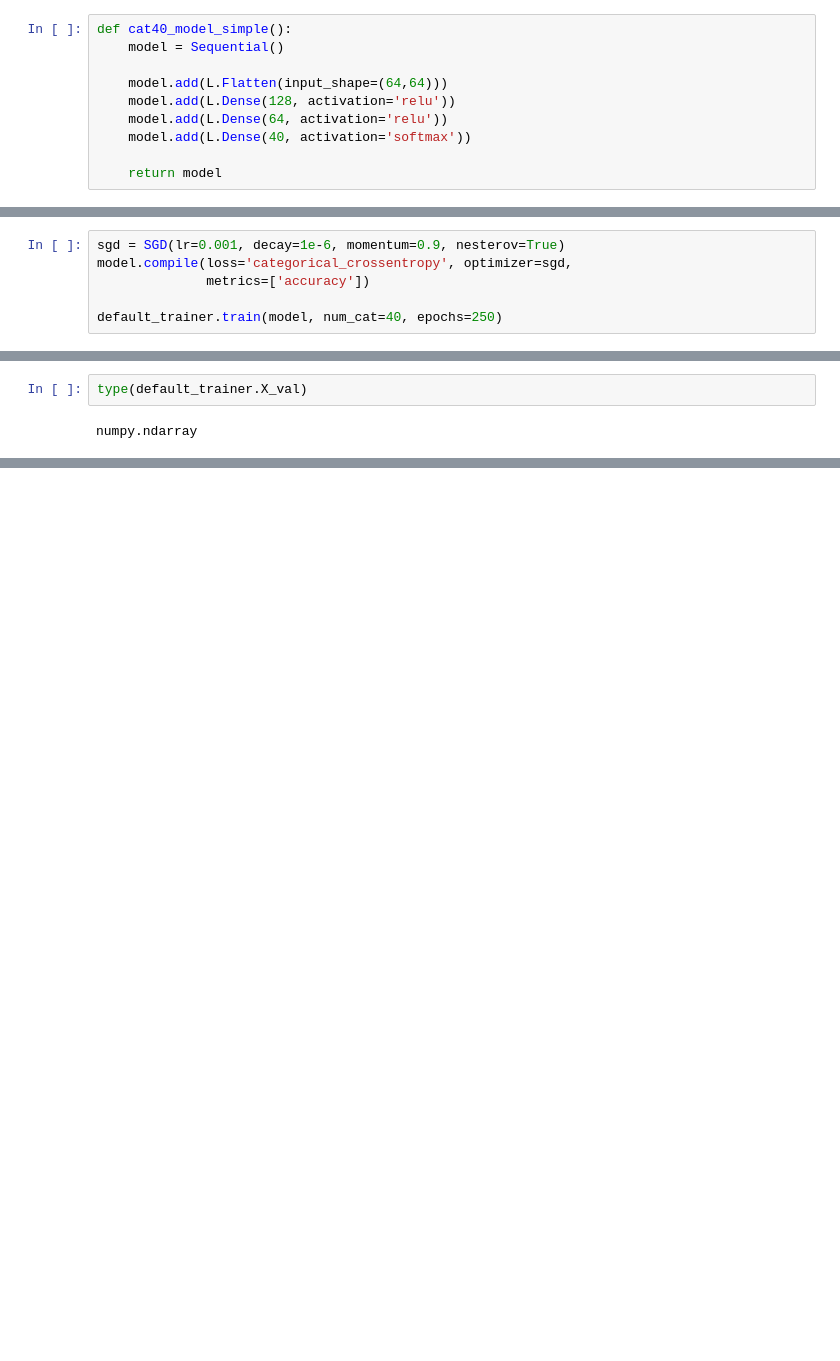
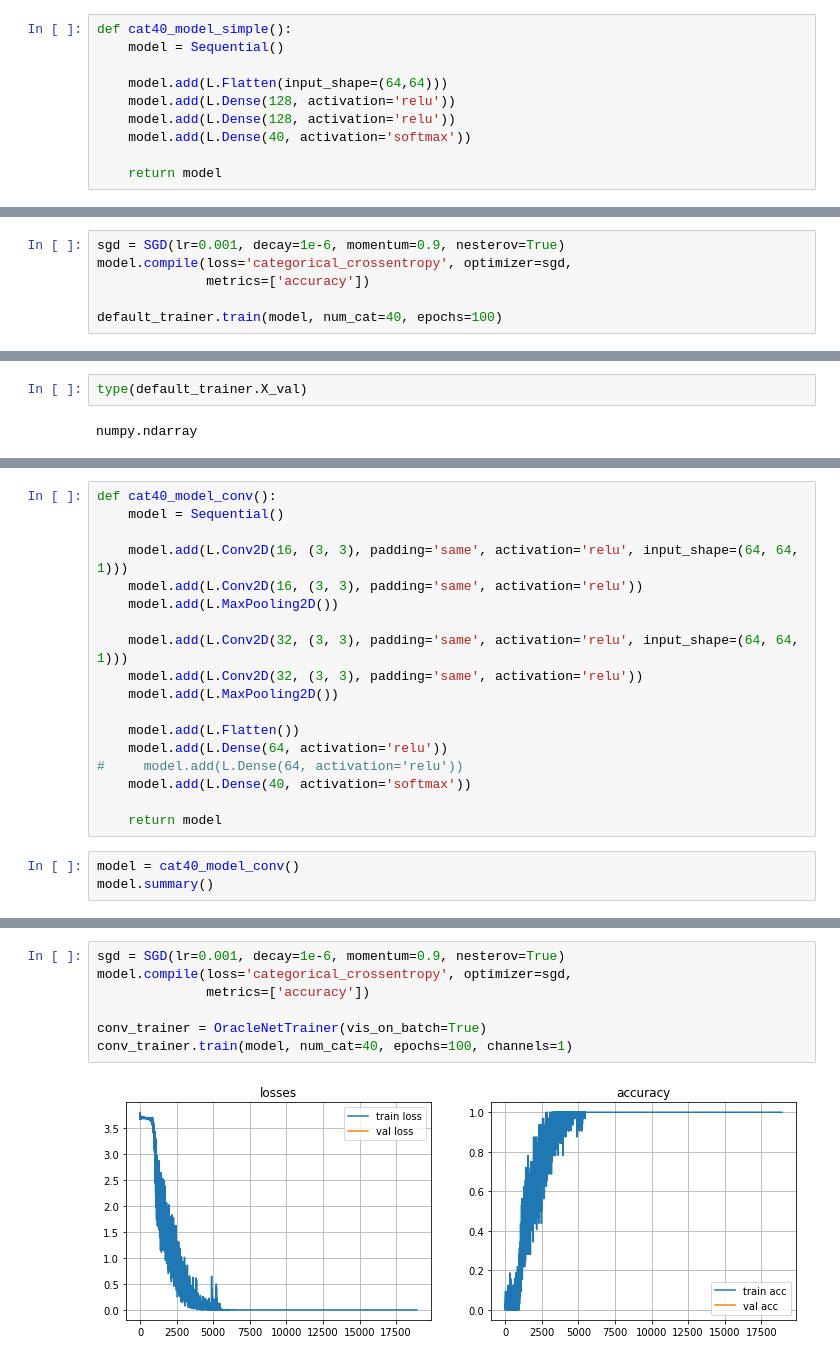
Before and after one commit to xushangning/cs386, a Jupyter notebook: 2-oracle/code/OracleNet.ipynb, the cells around one changed output, grey strips where cells are left out. Drawn from its saved outputs; the diff is of its cells as text; blank space fills up the shorter version.

Commit message:
train convolution version of oracle net

```diff
--- a/2-oracle/code/OracleNet.ipynb
+++ b/2-oracle/code/OracleNet.ipynb
@@ -164,7 +152,7 @@ def cat40_model_simple():
 
     model.add(L.Flatten(input_shape=(64,64)))
     model.add(L.Dense(128, activation='relu'))
-    model.add(L.Dense(64, activation='relu'))
+    model.add(L.Dense(128, activation='relu'))
     model.add(L.Dense(40, activation='softmax'))
 
     return model
@@ -192,7 +164,7 @@ sgd = SGD(lr=0.001, decay=1e-6, momentum=0.9, nesterov=True)
 model.compile(loss='categorical_crossentropy', optimizer=sgd,
               metrics=['accuracy'])
 
-default_trainer.train(model, num_cat=40, epochs=250)
+default_trainer.train(model, num_cat=40, epochs=100)
 # %% [output]
 [figure]
 # %%
@@ -205,0 +180,21 @@ numpy.ndarray
+# %%
+def cat40_model_conv():
+    model = Sequential()
+
+    model.add(L.Conv2D(16, (3, 3), padding='same', activation='relu', input_shape=(64, 64, 1)))
+    model.add(L.Conv2D(16, (3, 3), padding='same', activation='relu'))
+    model.add(L.MaxPooling2D())
+
+    model.add(L.Conv2D(32, (3, 3), padding='same', activation='relu', input_shape=(64, 64, 1)))
+    model.add(L.Conv2D(32, (3, 3), padding='same', activation='relu'))
+    model.add(L.MaxPooling2D())
+
+    model.add(L.Flatten())
+    model.add(L.Dense(64, activation='relu'))
+#     model.add(L.Dense(64, activation='relu'))
+    model.add(L.Dense(40, activation='softmax'))
+
+    return model
+# %%
+model = cat40_model_conv()
+model.summary()
@@ -205,0 +219,9 @@ numpy.ndarray
+# %%
+sgd = SGD(lr=0.001, decay=1e-6, momentum=0.9, nesterov=True)
+model.compile(loss='categorical_crossentropy', optimizer=sgd,
+              metrics=['accuracy'])
+
+conv_trainer = OracleNetTrainer(vis_on_batch=True)
+conv_trainer.train(model, num_cat=40, epochs=100, channels=1)
+# %% [output]
+[figure, added]
```
Also changed, not shown: parts of 10 cells of this notebook, 5 other files.
